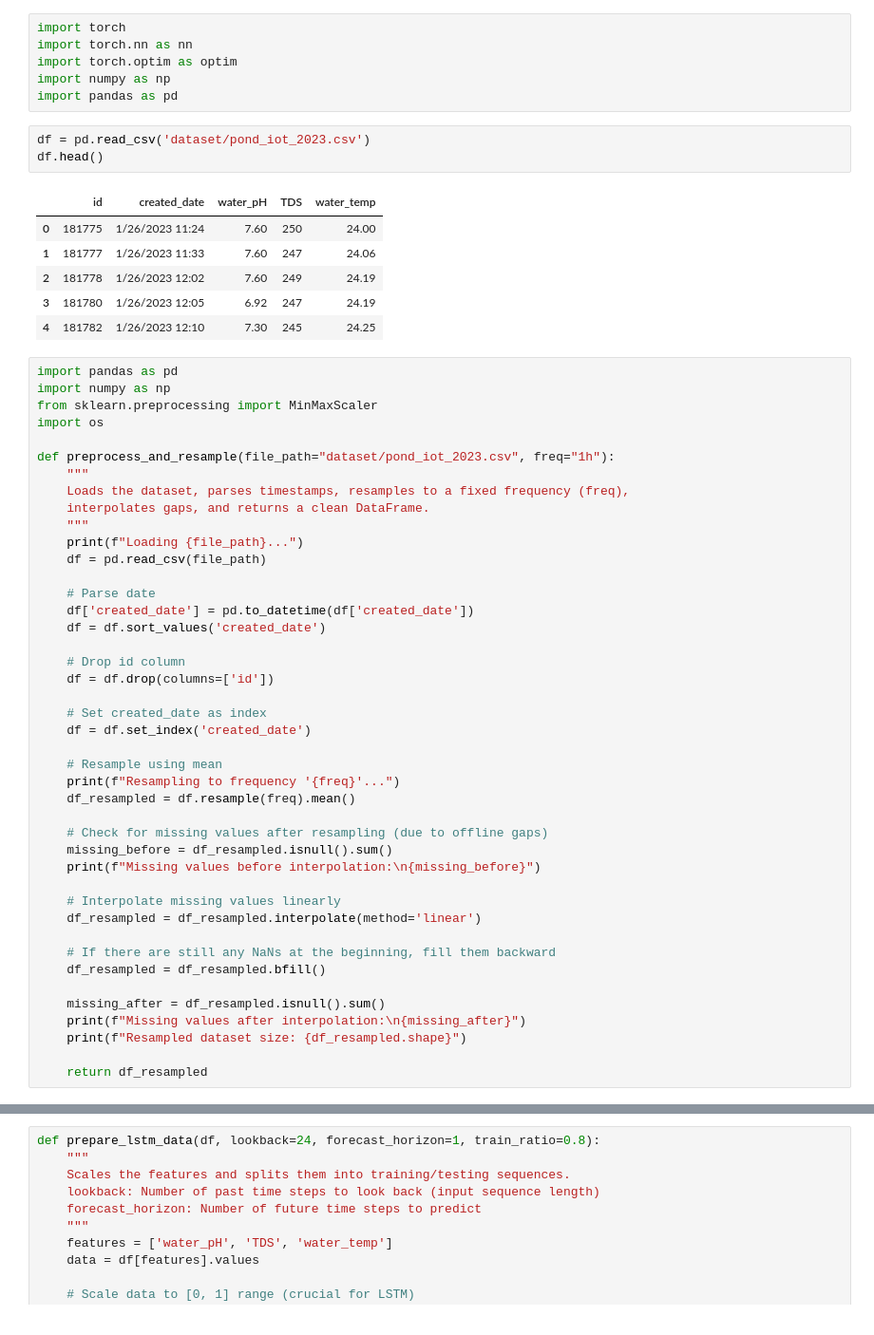
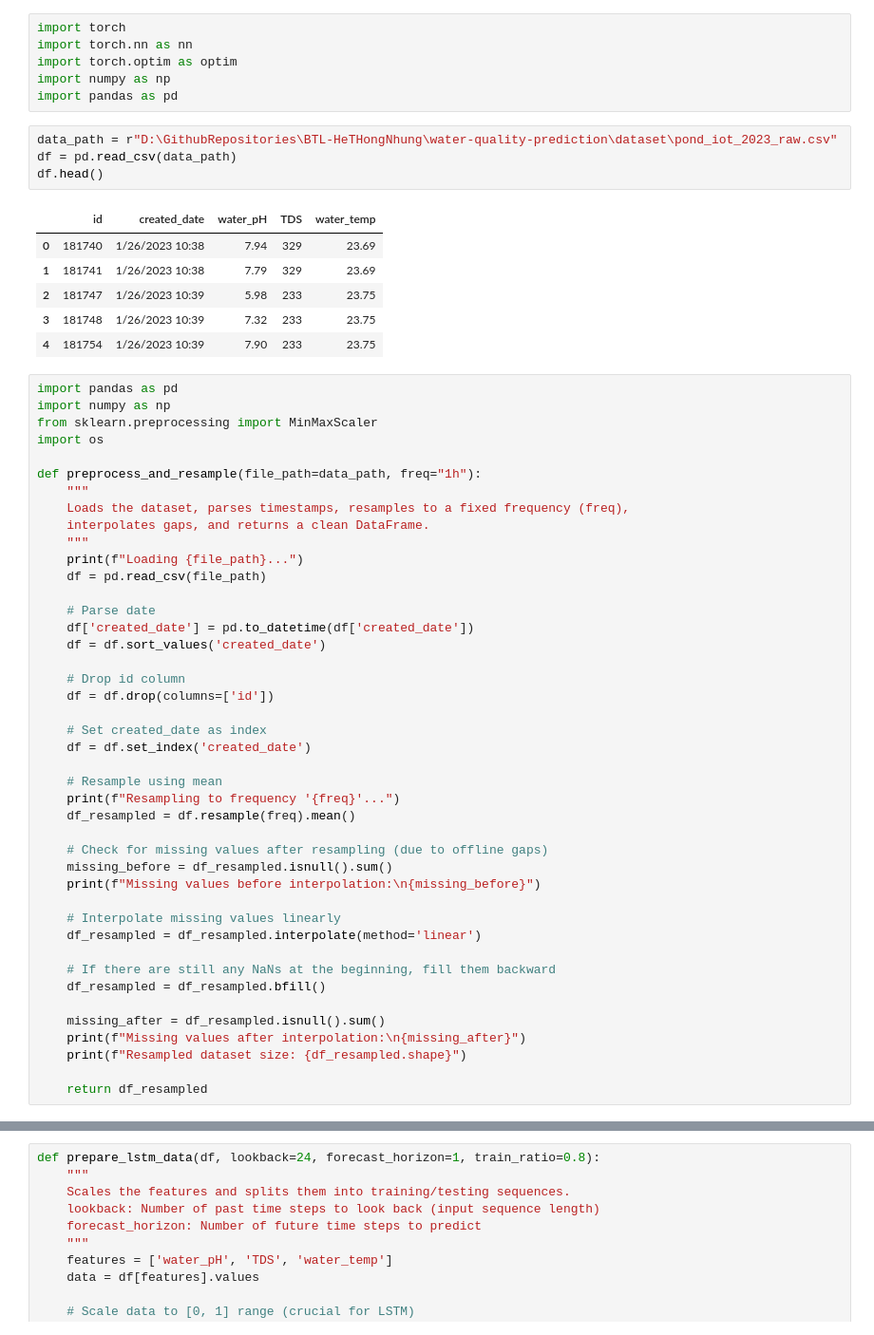
Before and after one commit to sson6926/BTL-HeTHongNhung, a Jupyter notebook: water-quality-prediction/main.ipynb, the cells around one changed output, grey strips where cells are left out. Shown at 95% size. Drawn from its saved outputs; the diff is of its cells as text.

```diff
--- a/water-quality-prediction/main.ipynb
+++ b/water-quality-prediction/main.ipynb
@@ -5,22 +5,23 @@ import torch.optim as optim
 import numpy as np
 import pandas as pd
 # %%
-df = pd.read_csv('dataset/pond_iot_2023.csv')
+data_path = r"D:\GithubRepositories\BTL-HeTHongNhung\water-quality-prediction\dataset\pond_iot_2023_raw.csv"
+df = pd.read_csv(data_path)
 df.head()
 # %% [output]
 |  | id | created_date | water_pH | TDS | water_temp |
-| 0 | 181775 | 1/26/2023 11:24 | 7.60 | 250 | 24.00 |
-| 1 | 181777 | 1/26/2023 11:33 | 7.60 | 247 | 24.06 |
-| 2 | 181778 | 1/26/2023 12:02 | 7.60 | 249 | 24.19 |
-| 3 | 181780 | 1/26/2023 12:05 | 6.92 | 247 | 24.19 |
-| 4 | 181782 | 1/26/2023 12:10 | 7.30 | 245 | 24.25 |
+| 0 | 181740 | 1/26/2023 10:38 | 7.94 | 329 | 23.69 |
+| 1 | 181741 | 1/26/2023 10:38 | 7.79 | 329 | 23.69 |
+| 2 | 181747 | 1/26/2023 10:39 | 5.98 | 233 | 23.75 |
+| 3 | 181748 | 1/26/2023 10:39 | 7.32 | 233 | 23.75 |
+| 4 | 181754 | 1/26/2023 10:39 | 7.90 | 233 | 23.75 |
 # %%
 import pandas as pd
 import numpy as np
 from sklearn.preprocessing import MinMaxScaler
 import os
 
-def preprocess_and_resample(file_path="dataset/pond_iot_2023.csv", freq="1h"):
+def preprocess_and_resample(file_path=data_path, freq="1h"):
     """
     Loads the dataset, parses timestamps, resamples to a fixed frequency (freq),
     interpolates gaps, and returns a clean DataFrame.
```
Also changed, not shown: parts of 3 cells of this notebook, 4 other files.
